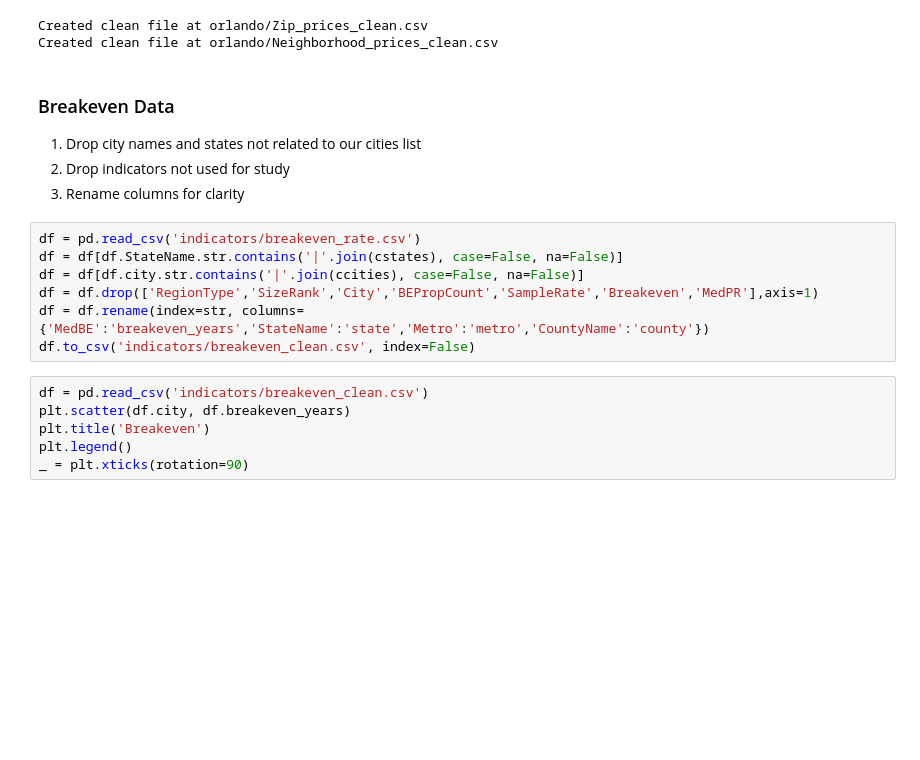
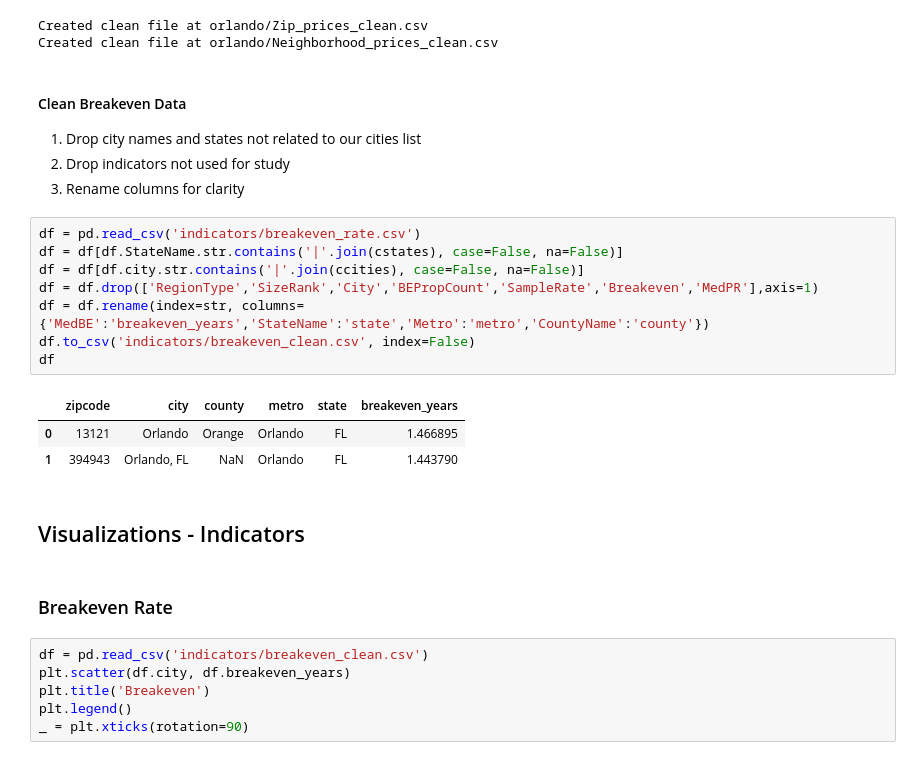
Before and after one commit to ricardo-hdz/flamingo_project, a Jupyter notebook: flamingo_project.ipynb, the cells around one changed output. Cells and saved outputs as stored; diff of their text form; blank space fills up the shorter version.

```diff
--- a/flamingo_project.ipynb
+++ b/flamingo_project.ipynb
@@ -459,17 +440,26 @@ cleanPriceDatasets(cities_filter, geographies_filter)
 Created clean file at orlando/Zip_prices_clean.csv
 Created clean file at orlando/Neighborhood_prices_clean.csv
 # %% [markdown]
-### Breakeven Data
+#### Clean Breakeven Data
 1. Drop city names and states not related to our cities list
 2. Drop indicators not used for study
 3. Rename columns for clarity
 # %%
 df = pd.read_csv('indicators/breakeven_rate.csv')
 df = df[df.StateName.str.contains('|'.join(cstates), case=False, na=False)]
 df = df[df.city.str.contains('|'.join(ccities), case=False, na=False)]
 df = df.drop(['RegionType','SizeRank','City','BEPropCount','SampleRate','Breakeven','MedPR'],axis=1)
 df = df.rename(index=str, columns={'MedBE':'breakeven_years','StateName':'state','Metro':'metro','CountyName':'county'})
 df.to_csv('indicators/breakeven_clean.csv', index=False)
+df
+# %% [output]
+|  | zipcode | city | county | metro | state | breakeven_years |
+| 0 | 13121 | Orlando | Orange | Orlando | FL | 1.466895 |
+| 1 | 394943 | Orlando, FL | NaN | Orlando | FL | 1.443790 |
+# %% [markdown]
+## Visualizations - Indicators
+# %% [markdown]
+### Breakeven Rate
 # %%
 df = pd.read_csv('indicators/breakeven_clean.csv')
 plt.scatter(df.city, df.breakeven_years)
```
Also changed, not shown: parts of 23 cells of this notebook, 2 other files.
